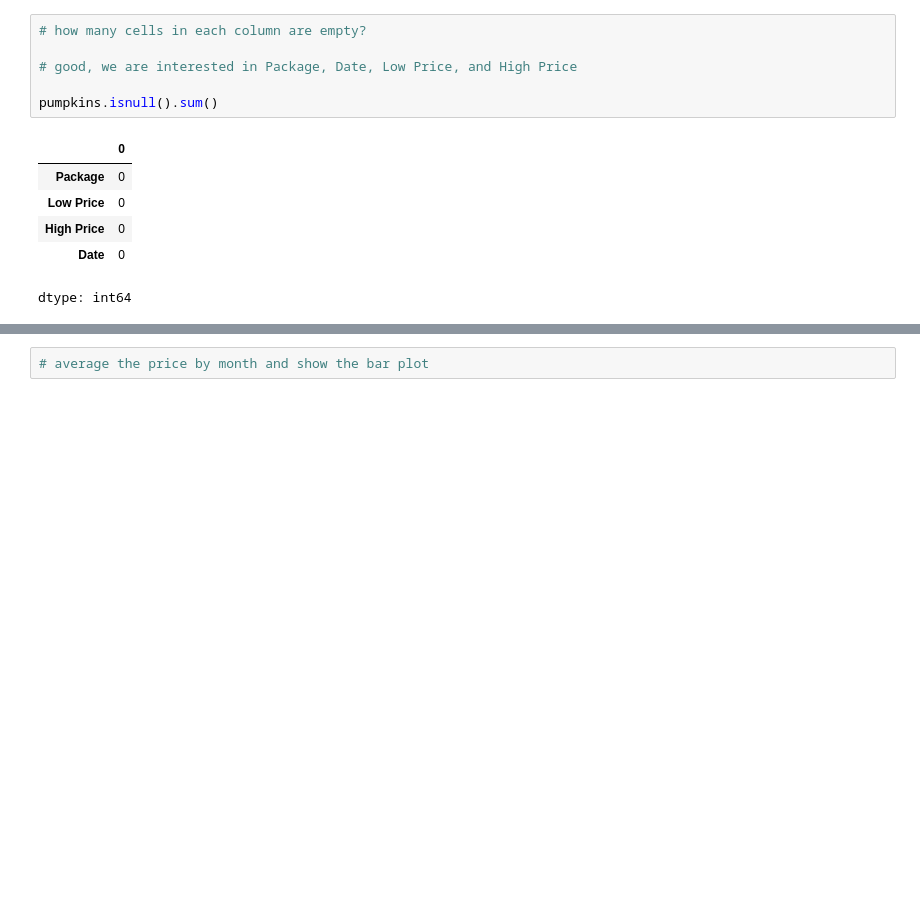
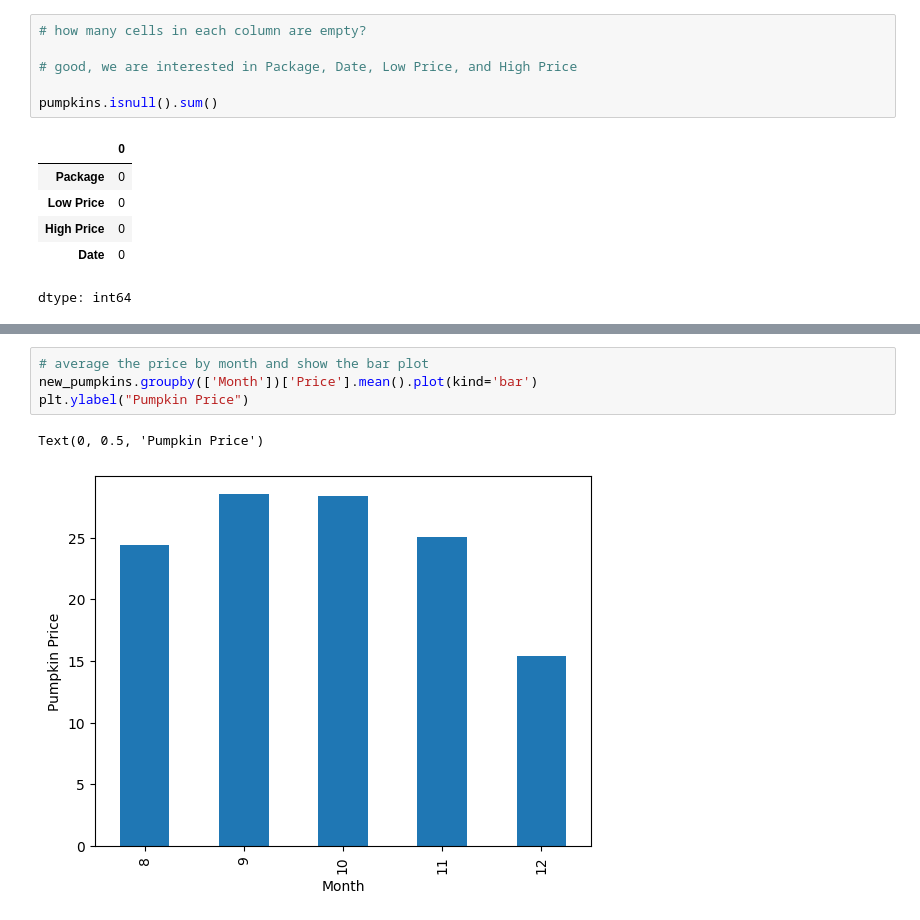
Before and after one commit to Mufasakong/ML-For-Beginners, a Jupyter notebook: 2-Regression/2-Data/notebook.ipynb, the cells around one changed output, grey strips where cells are left out. Drawn from its saved outputs; the diff is of its cells as text; blank space fills up the shorter version.

```diff
--- a/2-Regression/2-Data/notebook.ipynb
+++ b/2-Regression/2-Data/notebook.ipynb
@@ -50,2 +80,7 @@ dtype: int64
 # %%
 # average the price by month and show the bar plot
+new_pumpkins.groupby(['Month'])['Price'].mean().plot(kind='bar')
+plt.ylabel("Pumpkin Price")
+# %% [output]
+Text(0, 0.5, 'Pumpkin Price')
+[figure, added]
```
Also changed, not shown: parts of 2 cells of this notebook.
